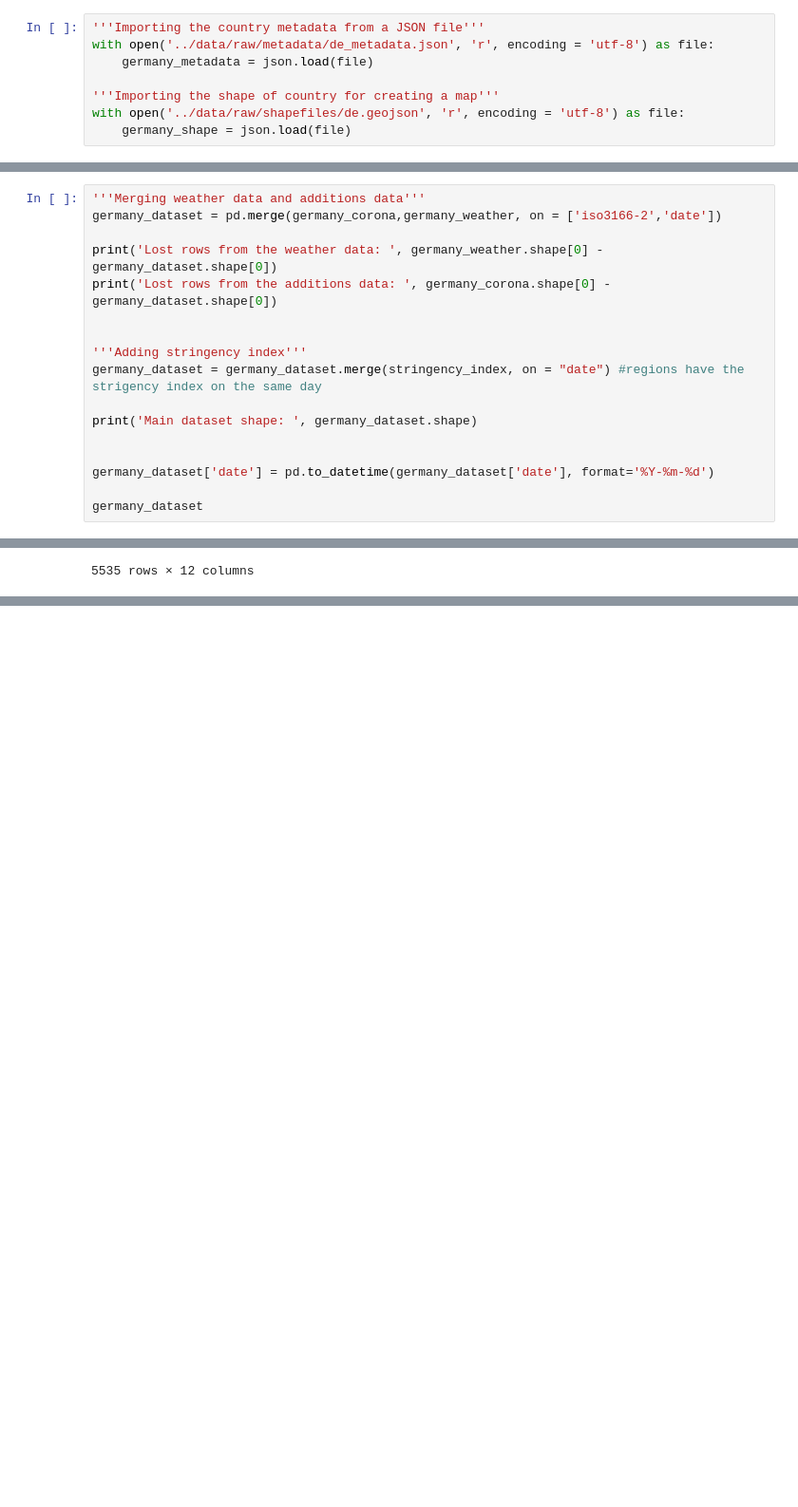
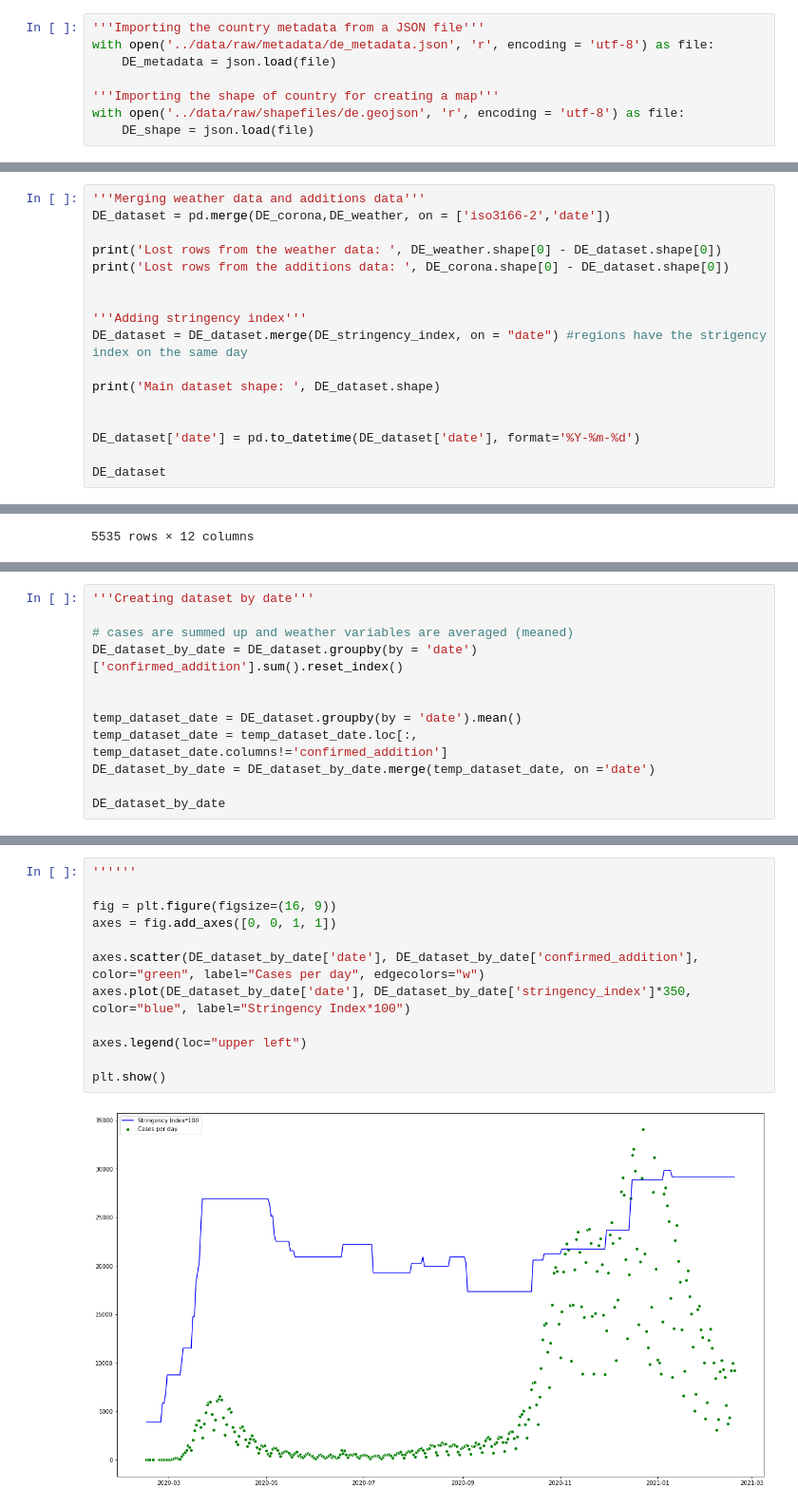
Before and after one commit to ranUser01/Covid-development-in-Sweden, a Jupyter notebook: notebooks/project_handin.ipynb, the cells around one changed output, grey strips where cells are left out. Shown at 95% size. Drawn from its saved outputs; the diff is of its cells as text; blank space fills up the shorter version.

```diff
--- a/notebooks/project_handin.ipynb
+++ b/notebooks/project_handin.ipynb
@@ -620,11 +663,11 @@ Last day Sweden dataset:  2021-02-18
 # %%
 '''Importing the country metadata from a JSON file'''
 with open('../data/raw/metadata/de_metadata.json', 'r', encoding = 'utf-8') as file:
-    germany_metadata = json.load(file)
+    DE_metadata = json.load(file)
 
 '''Importing the shape of country for creating a map'''
 with open('../data/raw/shapefiles/de.geojson', 'r', encoding = 'utf-8') as file:
-    germany_shape = json.load(file)
+    DE_shape = json.load(file)
 # %%
 '''Creating dataset of additions per region for use for maps'''
 
@@ -684,21 +725,21 @@ Empty cells after dropping NAs:  False
 371 rows × 2 columns
 # %%
 '''Merging weather data and additions data'''
-germany_dataset = pd.merge(germany_corona,germany_weather, on = ['iso3166-2','date'])
+DE_dataset = pd.merge(DE_corona,DE_weather, on = ['iso3166-2','date'])
 
-print('Lost rows from the weather data: ', germany_weather.shape[0] - germany_dataset.shape[0])
-print('Lost rows from the additions data: ', germany_corona.shape[0] - germany_dataset.shape[0])
+print('Lost rows from the weather data: ', DE_weather.shape[0] - DE_dataset.shape[0])
+print('Lost rows from the additions data: ', DE_corona.shape[0] - DE_dataset.shape[0])
 
 
 '''Adding stringency index'''
-germany_dataset = germany_dataset.merge(stringency_index, on = "date") #regions have the strigency index on the same day
+DE_dataset = DE_dataset.merge(DE_stringency_index, on = "date") #regions have the strigency index on the same day
 
-print('Main dataset shape: ', germany_dataset.shape)
+print('Main dataset shape: ', DE_dataset.shape)
 
 
-germany_dataset['date'] = pd.to_datetime(germany_dataset['date'], format='%Y-%m-%d')
+DE_dataset['date'] = pd.to_datetime(DE_dataset['date'], format='%Y-%m-%d')
 
-germany_dataset
+DE_dataset
 # %% [output]
 Lost rows from the weather data:  465
 Lost rows from the additions data:  8
@@ -718,0 +788,12 @@ Main dataset shape:  (5535, 12)
+# %%
+'''Creating dataset by date'''
+
+# cases are summed up and weather variables are averaged (meaned)
+DE_dataset_by_date = DE_dataset.groupby(by = 'date')['confirmed_addition'].sum().reset_index()
+
+
+temp_dataset_date = DE_dataset.groupby(by = 'date').mean()
+temp_dataset_date = temp_dataset_date.loc[:, temp_dataset_date.columns!='confirmed_addition']
+DE_dataset_by_date = DE_dataset_by_date.merge(temp_dataset_date, on ='date')
+
+DE_dataset_by_date
@@ -761,0 +884,14 @@ strong multicollinearity or other numerical problems.
+# %%
+''''''
+
+fig = plt.figure(figsize=(16, 9))
+axes = fig.add_axes([0, 0, 1, 1])
+
+axes.scatter(DE_dataset_by_date['date'], DE_dataset_by_date['confirmed_addition'], color="green", label="Cases per day", edgecolors="w")
+axes.plot(DE_dataset_by_date['date'], DE_dataset_by_date['stringency_index']*350, color="blue", label="Stringency Index*100")
+
+axes.legend(loc="upper left")
+
+plt.show()
+# %% [output]
+[figure, added]
```
Also changed, not shown: parts of 31 cells of this notebook.
